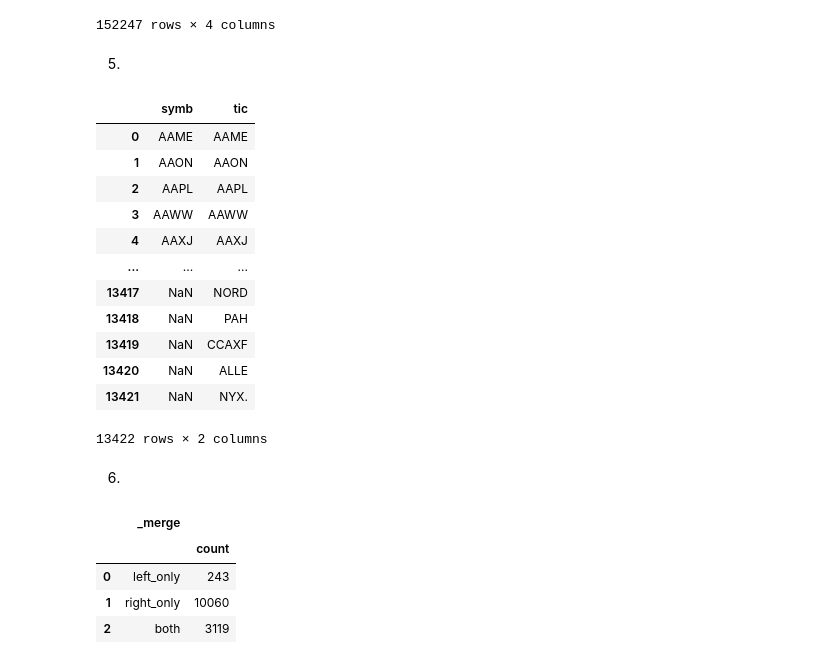
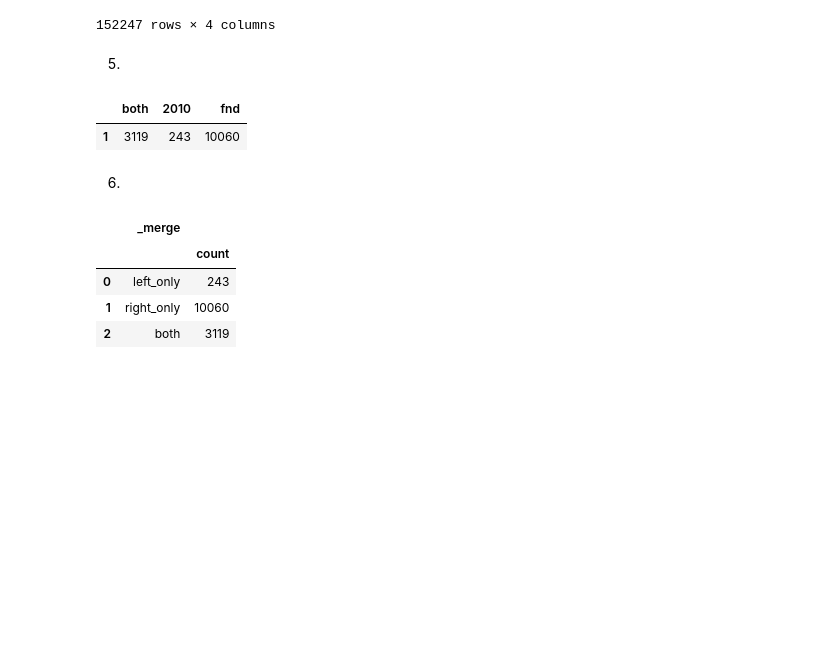
Before and after one commit to anitarestrepo16/databases_class_pandas, a Jupyter notebook: HW6/HW6.ipynb, the cells around one changed output. Drawn from its saved outputs; the diff is of its cells as text; code cells hidden in the pictures; blank space fills up the shorter version.

```diff
--- a/HW6/HW6.ipynb
+++ b/HW6/HW6.ipynb
@@ -204,22 +204,14 @@ pd.merge(left, right.drop(columns = ['retdate']), left_on = ['symb', 'retdate'],
 # %%
 left = df2010.loc[:, ['symb']].drop_duplicates()
 right = dffnd.loc[:, ['tic']].drop_duplicates()
 temp = pd.merge(left, right, left_on='symb', right_on = 'tic', how = 'outer', indicator = True)
-out.loc[:, 'n_both'] = temp.loc[(temp.loc[:, '_merge'] == 'both'), '_merge'].count()
+nboth = temp.loc[(temp.loc[:, '_merge'] == 'both'), '_merge'].count()
+n2010 = temp.loc[(temp.loc[:, '_merge'] == 'left_only'), '_merge'].count()
+nfnd = temp.loc[(temp.loc[:, '_merge'] == 'right_only'), '_merge'].count()
+pd.DataFrame({'both': nboth, '2010': n2010, 'fnd': nfnd}, index = [1])
 # %% [output]
-|  | symb | tic |
-| 0 | AAME | AAME |
-| 1 | AAON | AAON |
-| 2 | AAPL | AAPL |
-| 3 | AAWW | AAWW |
-| 4 | AAXJ | AAXJ |
-| ... | ... | ... |
-| 13417 | NaN | NORD |
-| 13418 | NaN | PAH |
-| 13419 | NaN | CCAXF |
-| 13420 | NaN | ALLE |
-| 13421 | NaN | NYX. |
+|  | both | 2010 | fnd |
+| 1 | 3119 | 243 | 10060 |
-13422 rows × 2 columns
 # %% [markdown]
 6.
 # %%
```
Also changed, not shown: parts of 10 cells of this notebook.
